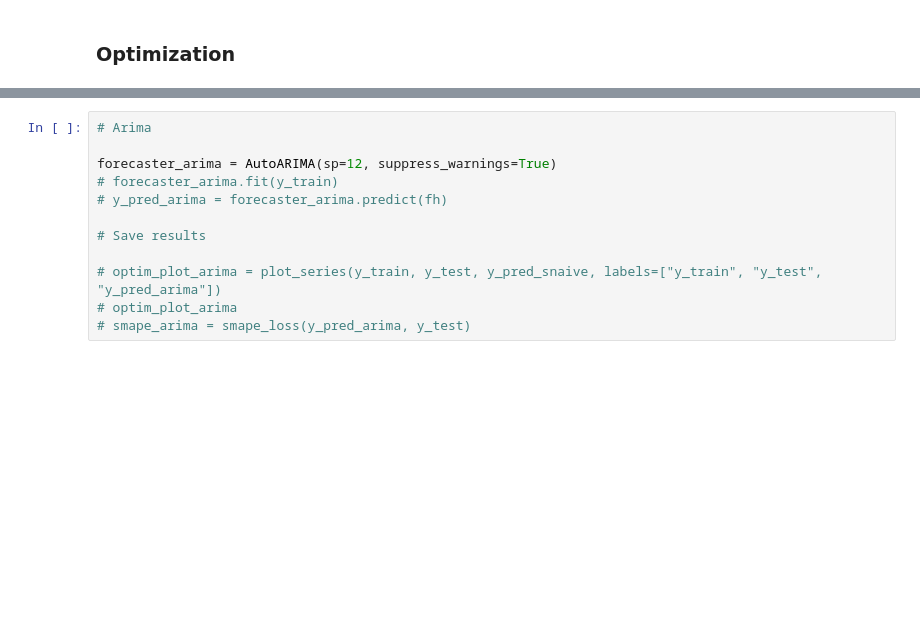
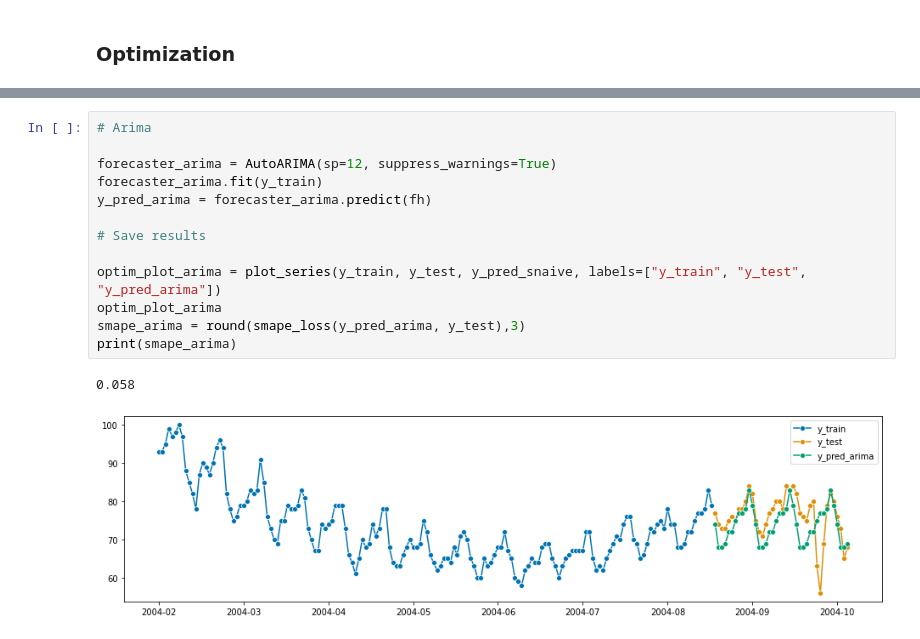
Before and after one commit to ipveka/Demand-Fcst, a Jupyter notebook: 3_demand_analysis.ipynb, the cells around one changed output, grey strips where cells are left out. Drawn from its saved outputs; the diff is of its cells as text; blank space fills up the shorter version.

```diff
--- a/3_demand_analysis.ipynb
+++ b/3_demand_analysis.ipynb
@@ -164,15 +180,19 @@ forecaster_ets = AutoETS(auto=True, sp=12, n_jobs=-1)
 # %%
 # Arima
 
 forecaster_arima = AutoARIMA(sp=12, suppress_warnings=True)
-# forecaster_arima.fit(y_train)
-# y_pred_arima = forecaster_arima.predict(fh)
+forecaster_arima.fit(y_train)
+y_pred_arima = forecaster_arima.predict(fh)
 
 # Save results
 
-# optim_plot_arima = plot_series(y_train, y_test, y_pred_snaive, labels=["y_train", "y_test", "y_pred_arima"])
-# optim_plot_arima
-# smape_arima = smape_loss(y_pred_arima, y_test)
+optim_plot_arima = plot_series(y_train, y_test, y_pred_snaive, labels=["y_train", "y_test", "y_pred_arima"])
+optim_plot_arima
+smape_arima = round(smape_loss(y_pred_arima, y_test),3)
+print(smape_arima)
+# %% [output]
+0.058
+[figure, added]
 # %%
 # Ensemble
 
```
Also changed, not shown: parts of 10 cells of this notebook, 7 other files.
